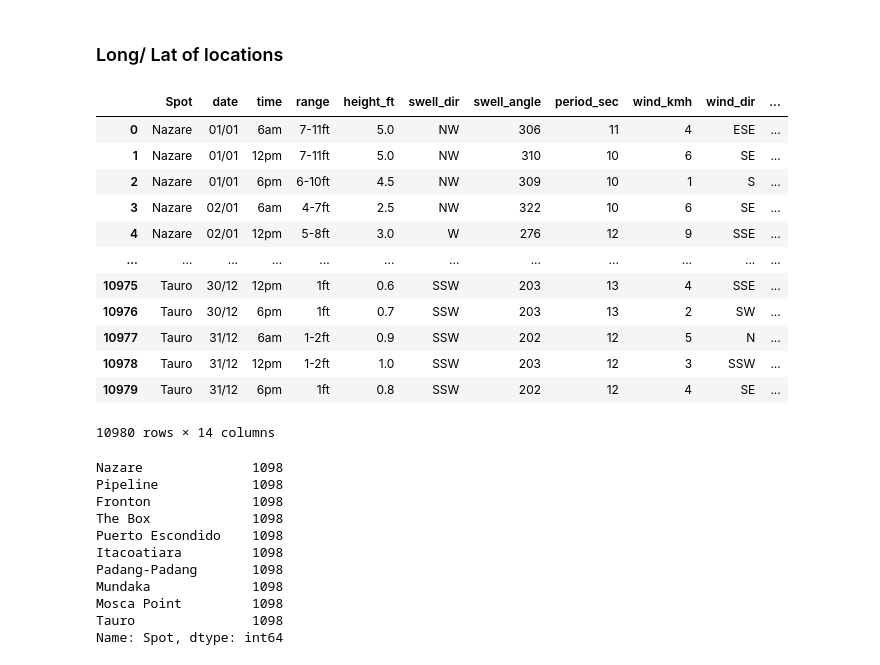
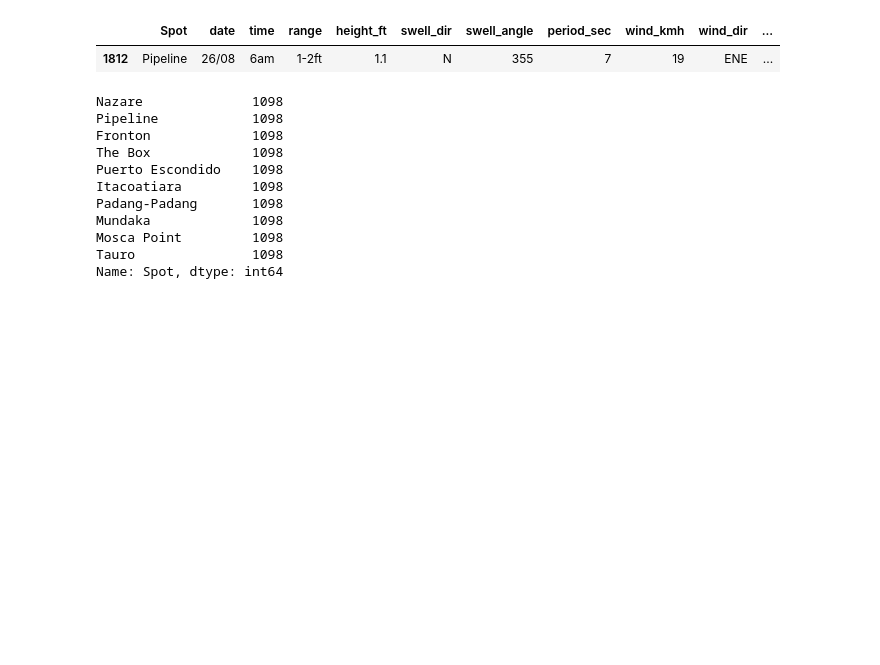
Before and after one commit to lukesmith194/SurfScanner, a Jupyter notebook: Visuals.ipynb, the cells around one changed output. Cells and saved outputs as stored; diff of their text form; code cells hidden in the pictures; blank space fills up the shorter version.

```diff
--- a/Visuals.ipynb
+++ b/Visuals.ipynb
@@ -8,5 +8,3 @@ import numpy as np
 sns.set_context("poster")
 sns.set(rc={"figure.figsize": (12.,6.)})
 sns.set_style("whitegrid")
-# %% [markdown]
-### Long/ Lat of locations
@@ -26,21 +13,10 @@ long_lat = {
 # %%
 data = pd.read_csv (r'Full_clean_df.csv')
 # %%
-data
+data.sample()
 # %% [output]
 |  | Spot | date | time | range | height_ft | swell_dir | swell_angle | period_sec | wind_kmh | wind_dir | ... |
-| 0 | Nazare | 01/01 | 6am | 7-11ft | 5.0 | NW | 306 | 11 | 4 | ESE | ... |
-| 1 | Nazare | 01/01 | 12pm | 7-11ft | 5.0 | NW | 310 | 10 | 6 | SE | ... |
-| 2 | Nazare | 01/01 | 6pm | 6-10ft | 4.5 | NW | 309 | 10 | 1 | S | ... |
-| 3 | Nazare | 02/01 | 6am | 4-7ft | 2.5 | NW | 322 | 10 | 6 | SE | ... |
-| 4 | Nazare | 02/01 | 12pm | 5-8ft | 3.0 | W | 276 | 12 | 9 | SSE | ... |
-| ... | ... | ... | ... | ... | ... | ... | ... | ... | ... | ... | ... |
-| 10975 | Tauro | 30/12 | 12pm | 1ft | 0.6 | SSW | 203 | 13 | 4 | SSE | ... |
-| 10976 | Tauro | 30/12 | 6pm | 1ft | 0.7 | SSW | 203 | 13 | 2 | SW | ... |
-| 10977 | Tauro | 31/12 | 6am | 1-2ft | 0.9 | SSW | 202 | 12 | 5 | N | ... |
-| 10978 | Tauro | 31/12 | 12pm | 1-2ft | 1.0 | SSW | 203 | 12 | 3 | SSW | ... |
-| 10979 | Tauro | 31/12 | 6pm | 1ft | 0.8 | SSW | 202 | 12 | 4 | SE | ... |
+| 1812 | Pipeline | 26/08 | 6am | 1-2ft | 1.1 | N | 355 | 7 | 19 | ENE | ... |
-10980 rows × 14 columns
 # %%
 data.Spot.value_counts()
 # %% [output]
```
Also changed, not shown: parts of 15 cells of this notebook, 1 other file.
